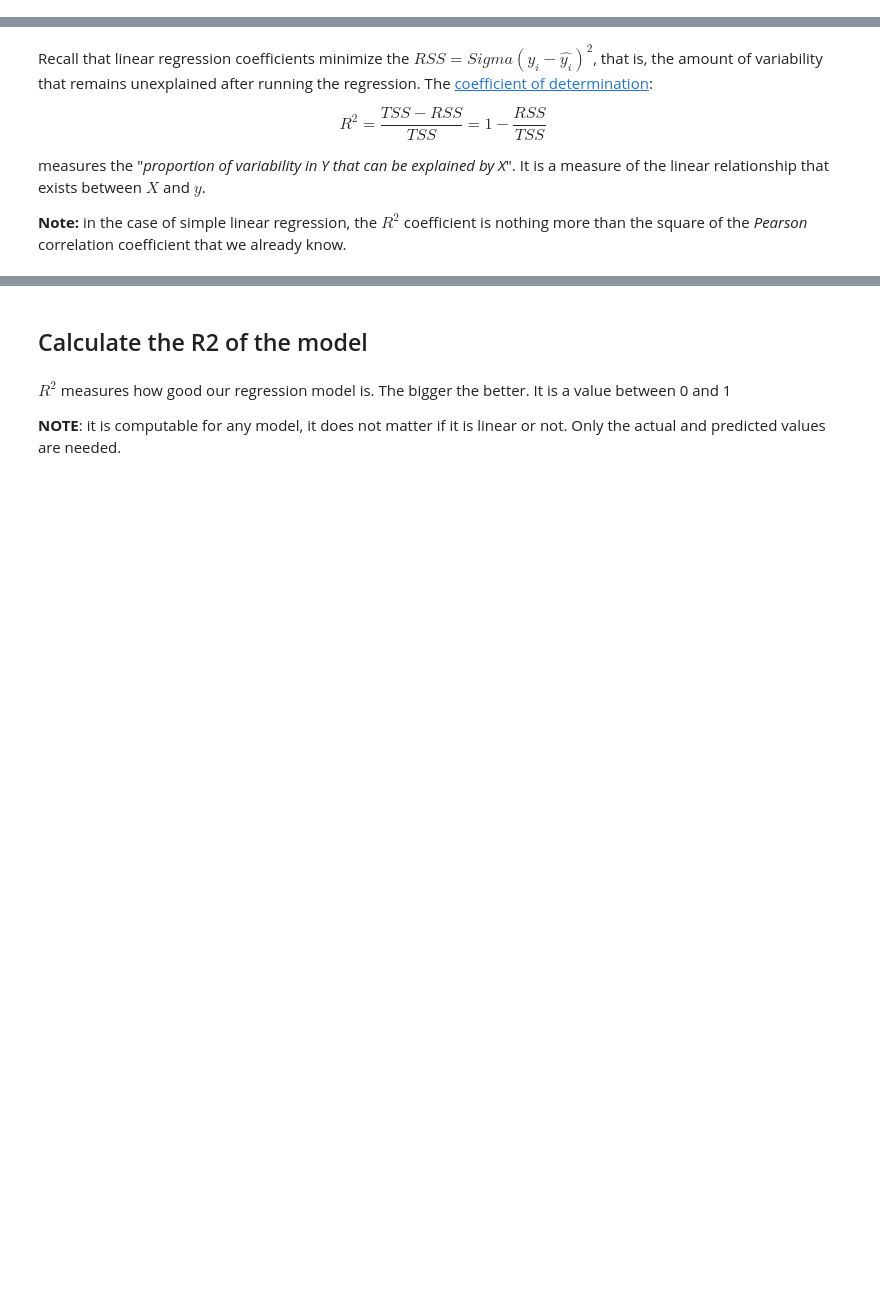
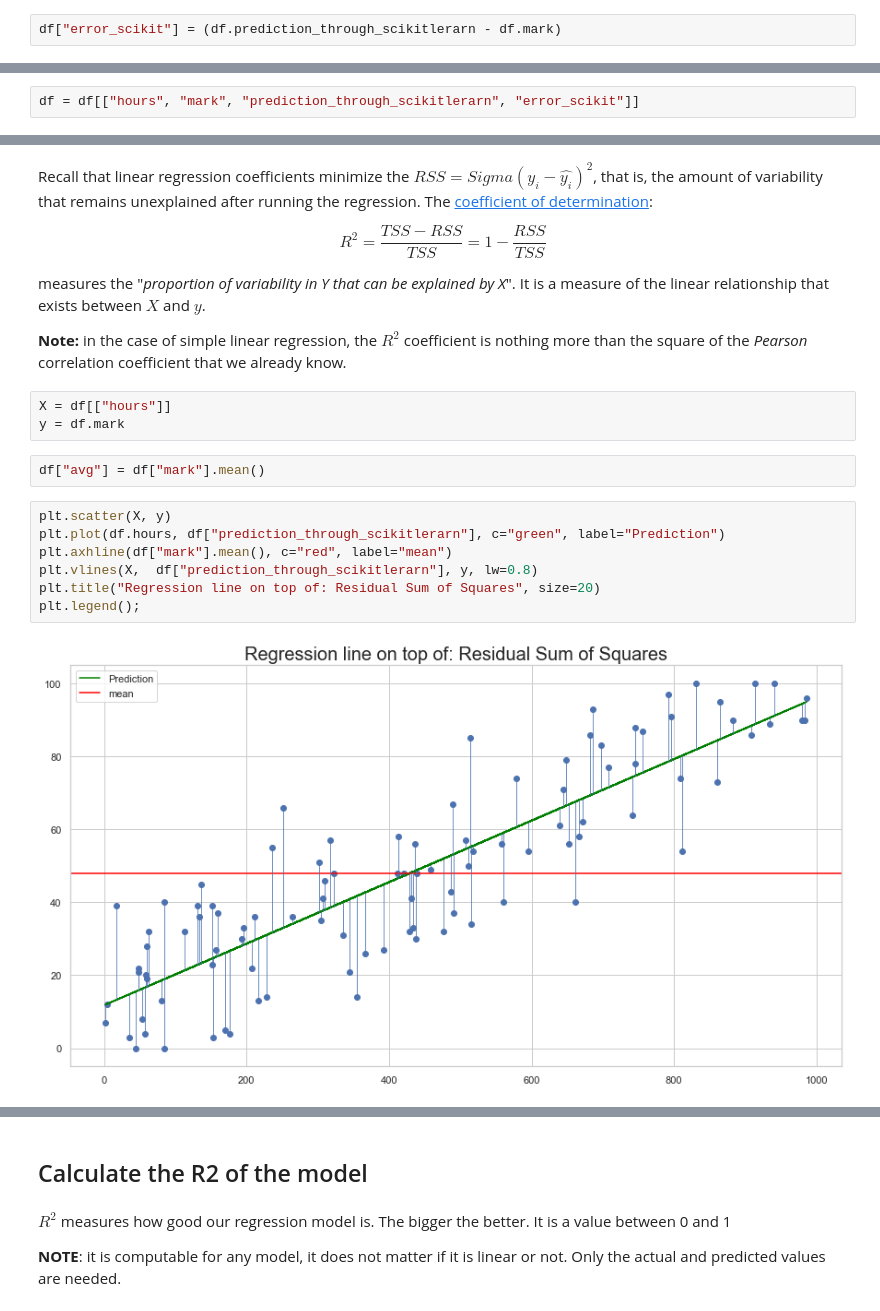
Before and after one commit to Ironhack-data-bcn-april-2023/lectures, a Jupyter notebook: week-7/01 - Linear regression.ipynb, the cells around one changed output, grey strips where cells are left out. Drawn from its saved outputs; the diff is of its cells as text; blank space fills up the shorter version.

```diff
--- a/week-7/01 - Linear regression.ipynb
+++ b/week-7/01 - Linear regression.ipynb
@@ -380,0 +317,2 @@ Linear regression
+# %%
+df["error_scikit"] = (df.prediction_through_scikitlerarn - df.mark)
@@ -412,0 +447,2 @@ $$RSS = e_1^2 + e_2^2 + \dots + e_n ^2$$
+# %%
+df = df[["hours", "mark", "prediction_through_scikitlerarn", "error_scikit"]]
@@ -423,3 +474,17 @@ $$R^2 = \frac{TSS -RSS}{TSS} = 1-\frac{RSS}{TSS}$$
 measures the "*proportion of variability in Y that can be explained by X*". It is a measure of the linear relationship that exists between $X$ and $y$.
 
 **Note:** in the case of simple linear regression, the $R^2$ coefficient is nothing more than the square of the *Pearson* correlation coefficient that we already know.
+# %%
+X = df[["hours"]]
+y = df.mark
+# %%
+df["avg"] = df["mark"].mean()
+# %%
+plt.scatter(X, y)
+plt.plot(df.hours, df["prediction_through_scikitlerarn"], c="green", label="Prediction")
+plt.axhline(df["mark"].mean(), c="red", label="mean")
+plt.vlines(X,  df["prediction_through_scikitlerarn"], y, lw=0.8)
+plt.title("Regression line on top of: Residual Sum of Squares", size=20)
+plt.legend();
+# %% [output]
+[figure, added]
```
Also changed, not shown: parts of 106 cells of this notebook.
